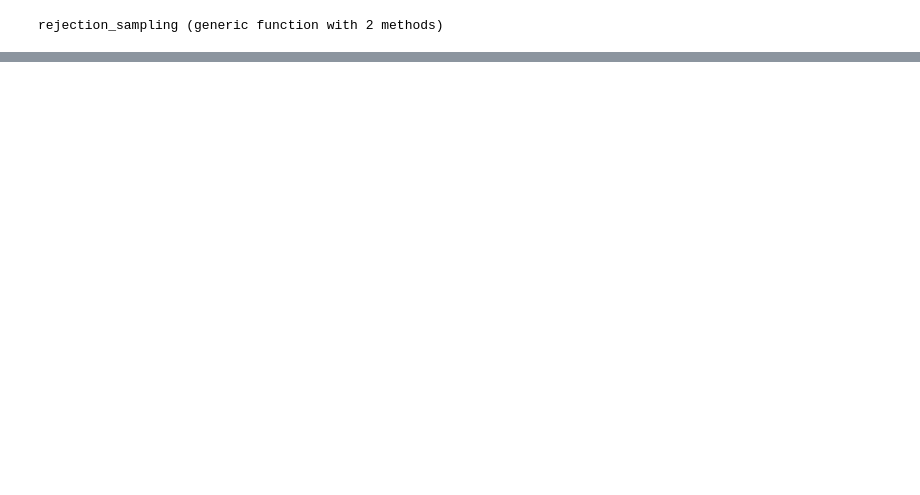
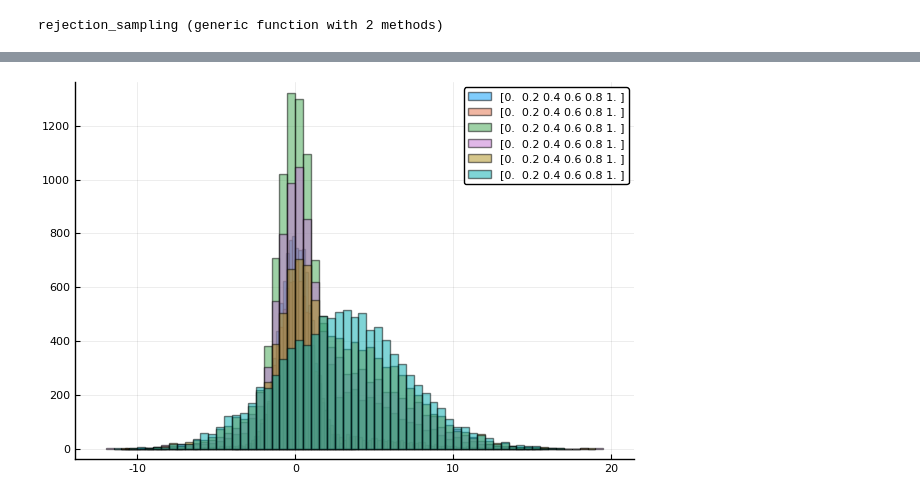
Before and after one commit to davibarreira/Computational_Statistics, a Jupyter notebook: Exercises1/Exercises1_Simulation.ipynb, the cells around one changed output, grey strips where cells are left out. Saved outputs shown, nothing was run; the diff lists cells and outputs as text; code cells hidden in the pictures; blank space fills up the shorter version.

```diff
--- a/Exercises1/Exercises1_Simulation.ipynb
+++ b/Exercises1/Exercises1_Simulation.ipynb
@@ -146,0 +161,14 @@ histogram(T,normalize=true, label="histogram",bins=0:maximum(T))
+# %%
+function mixture(N=1000,mix_rate=0.5,μ1=0,σ1=1,μ2=0,σ2=1)
+    W   = rand(N) .<= (1-mix_rate)
+    X,Y = box_muller(N)
+    X   = σ1.*X .+ μ1
+    Y   = σ2.*Y .+ μ2
+    Mix = (X).*(W*1) + Y.*(.!W*1)
+    return Mix
+end
+
+mix = collect(0:0.2:1)
+histogram(mixture.(Ref(10_000),mix,Ref(0),Ref(1),Ref(3),Ref(4)),alpha=0.5,label=mix)
+# %% [output]
+[figure, added]
```
Also changed, not shown: parts of 21 cells of this notebook, 6 other files.
